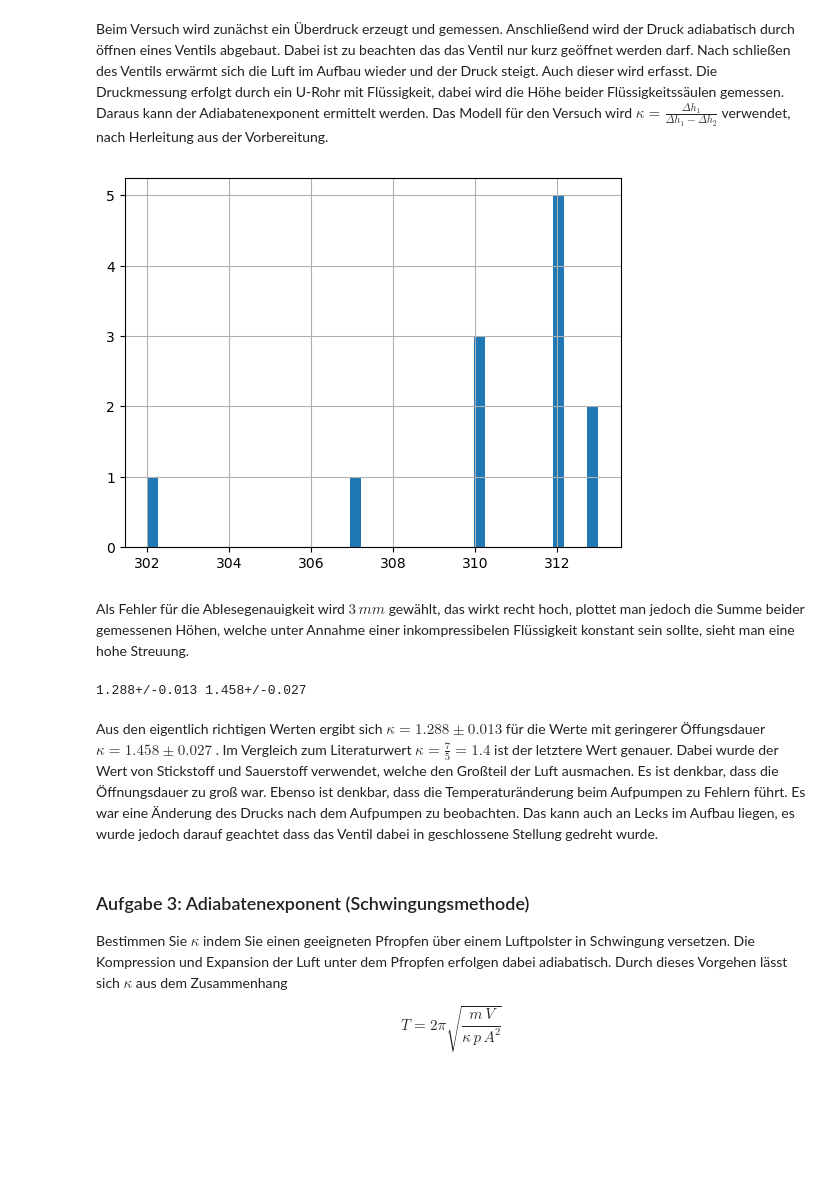
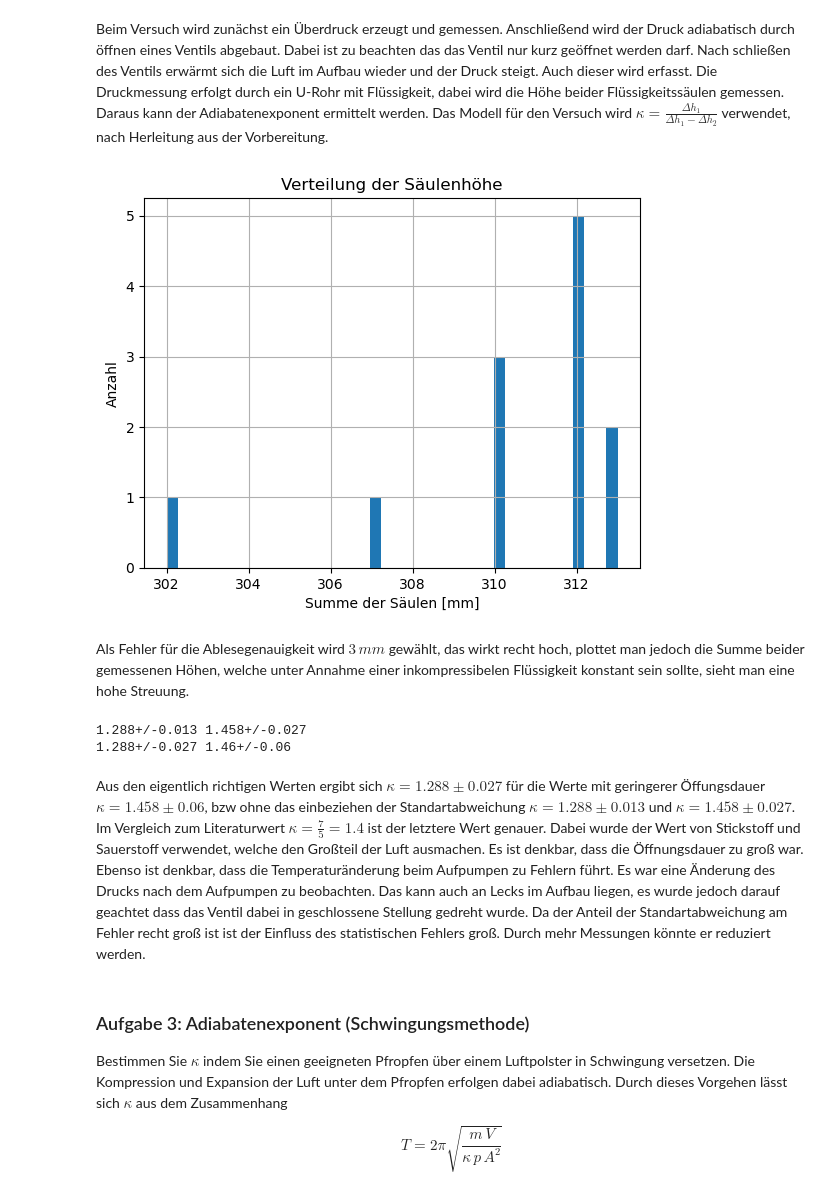
Before and after one commit to HerbertderGrosse/P2-sose-2024, a Jupyter notebook: Ideales_und_reales_Gas/Ideales_und_reales_Gas.ipynb, the cells around one changed output. Cells and saved outputs as stored; diff of their text form; code cells hidden in the pictures; blank space fills up the shorter version.

```diff
--- a/Ideales_und_reales_Gas/Ideales_und_reales_Gas.ipynb
+++ b/Ideales_und_reales_Gas/Ideales_und_reales_Gas.ipynb
@@ -241,15 +241,23 @@ Beim Versuch wird zunächst ein Überdruck erzeugt und gemessen. Anschließend w
 # %%
 import numpy as np
 import kafe2
 from uncertainties import unumpy
 import matplotlib.pyplot as plt
 
-measurements = unumpy.uarray([[[28, 282], [129, 183]], [[7, 305], [121,181]], [[20, 290], [124, 189]], [[6,301 ], [121, 191]]],3)
-fehlerhaft = unumpy.uarray([[[35, 277], [121, 191]], [[32, 278], [115, 198]]],3)
+
+measurements = np.array([[[28, 282], [129, 183]], [[7, 305], [121,181]], [[20, 290], [124, 189]], [[6,301 ], [121, 191]]])
+fehlerhaft = np.array([[[35, 277], [121, 191]], [[32, 278], [115, 198]]])
+
+measurements = unumpy.uarray(measurements,3)
+fehlerhaft = unumpy.uarray(fehlerhaft,3)
+
 plt.hist(np.append(unumpy.nominal_values(measurements[:,:,1]+measurements[:,:,0]),unumpy.nominal_values(fehlerhaft[:,:,1]+fehlerhaft[:,:,0])),bins=40);
 plt.grid(1)
+plt.title("Verteilung der Säulenhöhe")
+plt.ylabel("Anzahl")
+plt.xlabel("Summe der Säulen [mm]");
 # %% [output]
-[figure, old version]
+[figure, new version]
 # %% [markdown]
 Als Fehler für die Ablesegenauigkeit wird $3\,mm$ gewählt, das wirkt recht hoch, plottet man jedoch die Summe beider gemessenen Höhen, welche unter Annahme einer inkompressibelen Flüssigkeit konstant sein sollte, sieht man eine hohe Streuung.
 # %%
@@ -259,10 +267,15 @@ def kappa(h1,h2):
 res = kappa(measurements[:,0,1]-measurements[:,0,0],measurements[:,1,1]-measurements[:,1,0])
 res2= (kappa(fehlerhaft[:,0,1] - fehlerhaft[:,0,0], fehlerhaft[:,1,1] - fehlerhaft[:,1,0]))
 print(np.mean(res),np.mean(res2))
+res = unumpy.uarray(unumpy.nominal_values(res), np.std(unumpy.nominal_values(res))+unumpy.std_devs(res))
+res2 = unumpy.uarray(unumpy.nominal_values(res2), np.std(unumpy.nominal_values(res2))+unumpy.std_devs(res2))
+
+print(np.mean(res),np.mean(res2))
 # %% [output]
 1.288+/-0.013 1.458+/-0.027
+1.288+/-0.027 1.46+/-0.06
 # %% [markdown]
-Aus den eigentlich richtigen Werten ergibt sich  $\kappa = 1.288\pm0.013$ für die Werte mit geringerer Öffungsdauer $\kappa = 1.458\pm0.027$ . Im Vergleich zum Literaturwert $\kappa=\frac{7}{5}=1.4$ ist der letztere Wert genauer. Dabei wurde der Wert von Stickstoff und Sauerstoff verwendet, welche den Großteil der Luft ausmachen. Es ist denkbar, dass die Öffnungsdauer zu groß war. Ebenso ist denkbar, dass die Temperaturänderung beim Aufpumpen zu Fehlern führt. Es war eine Änderung des Drucks nach dem Aufpumpen zu beobachten. Das kann auch an Lecks im Aufbau liegen, es wurde jedoch darauf geachtet dass das Ventil dabei in geschlossene Stellung gedreht wurde.
+Aus den eigentlich richtigen Werten ergibt sich  $\kappa = 1.288\pm0.027$ für die Werte mit geringerer Öffungsdauer $\kappa = 1.458\pm0.06$, bzw ohne das einbeziehen der Standartabweichung $\kappa = 1.288\pm0.013$ und $\kappa = 1.458\pm0.027$. Im Vergleich zum Literaturwert $\kappa=\frac{7}{5}=1.4$ ist der letztere Wert genauer. Dabei wurde der Wert von Stickstoff und Sauerstoff verwendet, welche den Großteil der Luft ausmachen. Es ist denkbar, dass die Öffnungsdauer zu groß war. Ebenso ist denkbar, dass die Temperaturänderung beim Aufpumpen zu Fehlern führt. Es war eine Änderung des Drucks nach dem Aufpumpen zu beobachten. Das kann auch an Lecks im Aufbau liegen, es wurde jedoch darauf geachtet dass das Ventil dabei in geschlossene Stellung gedreht wurde. Da der Anteil der Standartabweichung am Fehler recht groß ist ist der Einfluss des statistischen Fehlers groß. Durch mehr Messungen könnte er reduziert werden.
 # %% [markdown]
 ### Aufgabe 3: Adiabatenexponent (Schwingungsmethode)
 
```
Also changed, not shown: 2 other files.
